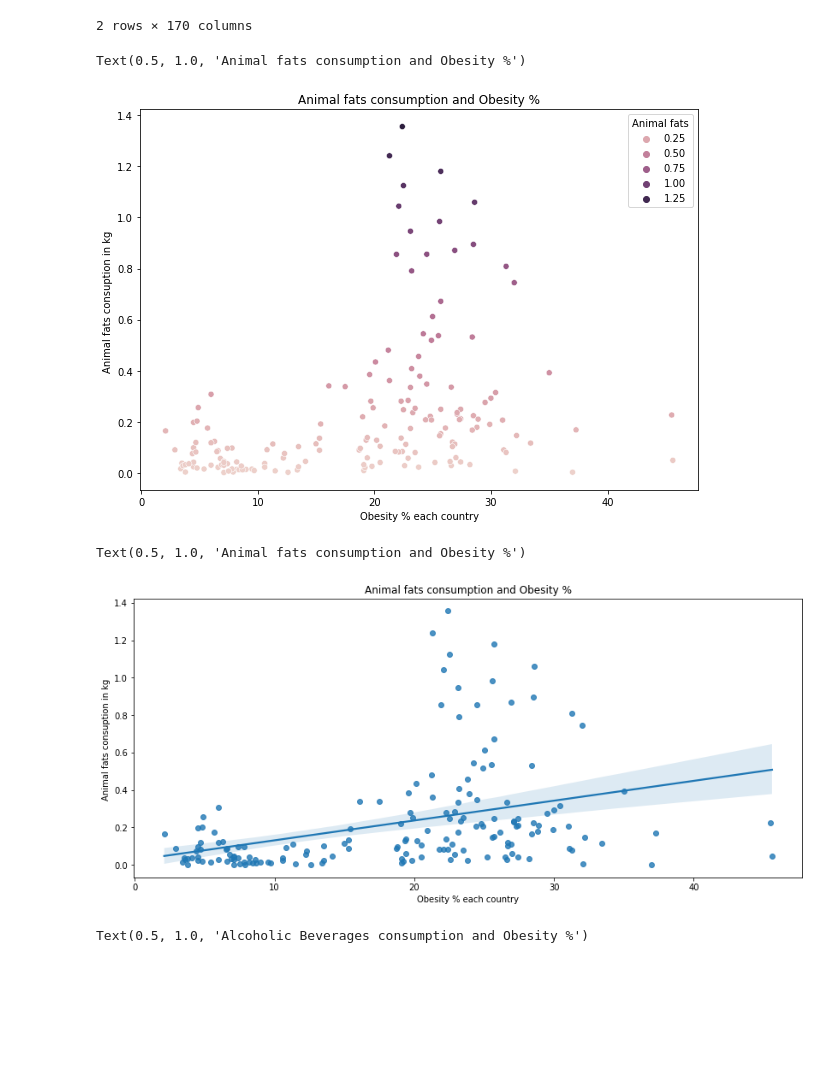
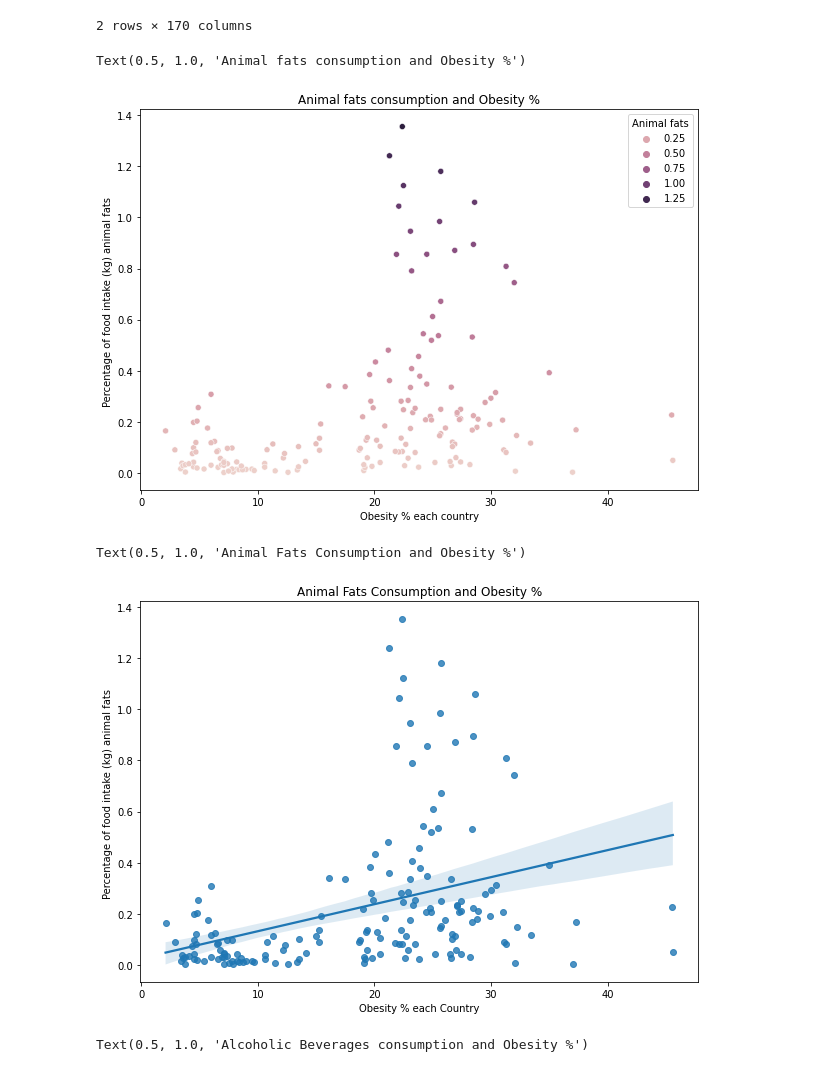
Before and after one commit to karanxhagiulia/Data-Viz-Exercise-Kaggle, a Jupyter notebook: data-viz-exercise.ipynb, the cells around one changed output. Saved outputs shown, nothing was run; the diff lists cells and outputs as text; code cells hidden in the pictures; blank space fills up the shorter version.

```diff
--- a/data-viz-exercise.ipynb
+++ b/data-viz-exercise.ipynb
@@ -84,23 +84,23 @@ heatmap2_data
 plt.figure(figsize=(10,7))
 
 sns.scatterplot(x=my_data['Obesity'], y=my_data['Animal fats'],  hue=my_data['Animal fats'])
-plt.ylabel("Animal fats consuption in kg ")
+plt.ylabel("Percentage of food intake (kg) animal fats ")
 plt.xlabel("Obesity % each country")
 plt.title("Animal fats consumption and Obesity %")
 # %% [output]
 Text(0.5, 1.0, 'Animal fats consumption and Obesity %')
-[figure, old version]
+[figure, new version]
 # %%
 #With Regression Line
-plt.figure(figsize=(14,6))
+plt.figure(figsize=(10,7))
 
 sns.regplot(x=my_data['Obesity'], y=my_data['Animal fats'])
-plt.ylabel("Animal fats consuption in kg ")
-plt.xlabel("Obesity % each country")
-plt.title("Animal fats consumption and Obesity %")
+plt.ylabel("Percentage of food intake (kg) animal fats ")
+plt.xlabel("Obesity % each Country")
+plt.title("Animal Fats Consumption and Obesity %")
 # %% [output]
-Text(0.5, 1.0, 'Animal fats consumption and Obesity %')
+Text(0.5, 1.0, 'Animal Fats Consumption and Obesity %')
-[figure, old version]
+[figure, new version]
 # %%
 sns.regplot(x=my_data['Obesity'], y=my_data['Alcoholic Beverages'])
 plt.ylabel("Alcoholic Beverages consuption in kg ")
```
Also changed, not shown: parts of 2 cells of this notebook.
